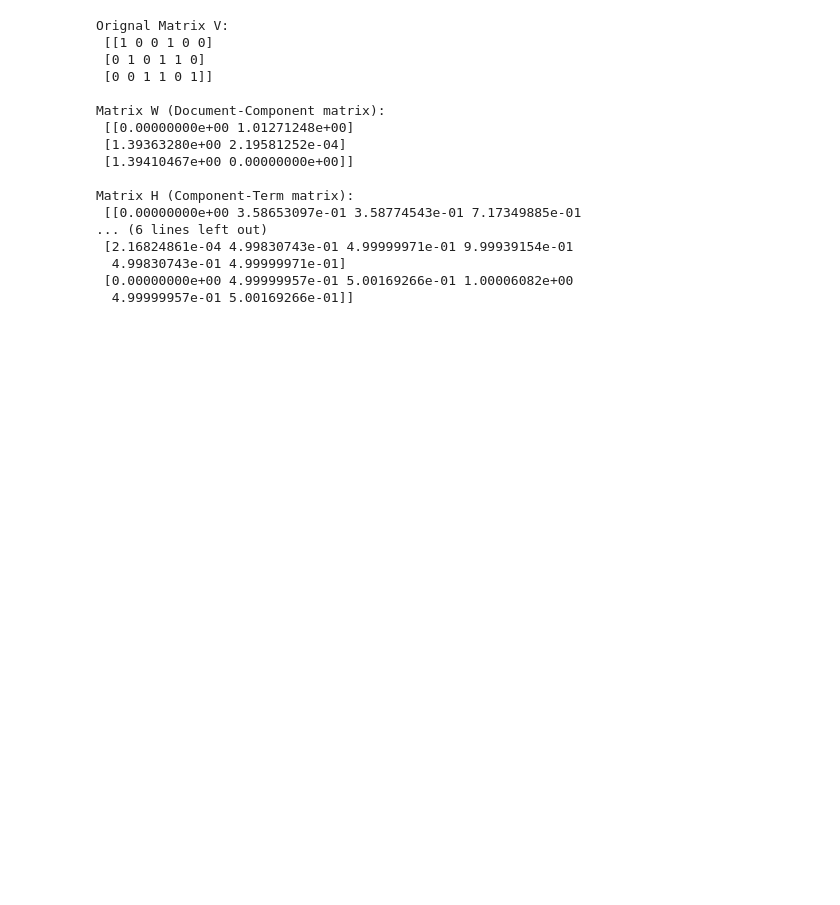
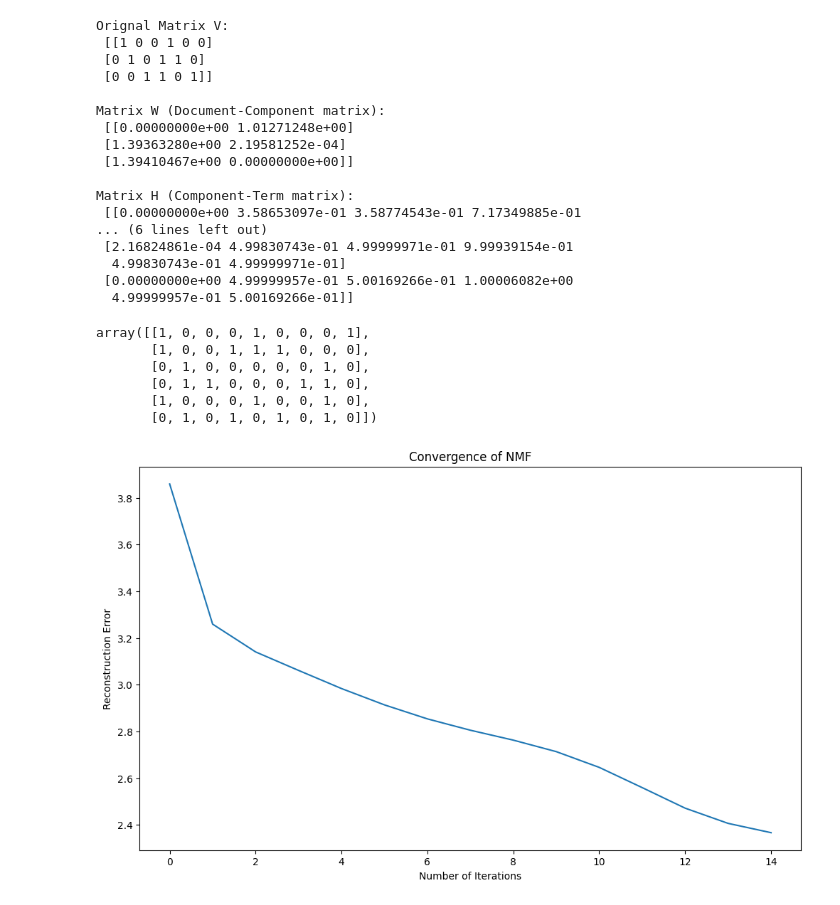
Before and after one commit to MonuSingh16/code-practice-projects, a Jupyter notebook: traditional-topic-modelling/notebooks/01-explore-nmf.ipynb, the cells around one changed output. Drawn from its saved outputs; the diff is of its cells as text; code cells hidden in the pictures; blank space fills up the shorter version.

```diff
--- a/traditional-topic-modelling/notebooks/01-explore-nmf.ipynb
+++ b/traditional-topic-modelling/notebooks/01-explore-nmf.ipynb
@@ -52,8 +55,8 @@ def simple_doc_processor(doc_list, words_to_remove):
     for doc in doc_list:
         words = doc.split(" ") # get words
         words = [word.lower() for word in words] # lowercase
-        words = [word for word in words if word not in words_to_remove] #membership tes
-        processed_docs.append(words)
+        words = [word for word in words if word not in words_to_remove] #membership test
+        processed_docs.append(words) # append as a list of words
 
     vocab = [j for i in processed_docs for j in i]
     unique_vocab = list(set(vocab))
@@ -67,8 +70,22 @@ def simple_doc_processor(doc_list, words_to_remove):
     doc_word_matrix = np.array(doc_vocabindex_list)
 
     return (doc_word_matrix, unique_vocab)
-
-
-
-
-    return processed_docs
+# %%
+documents = [
+             "I use statistics in Data Science",
+             "I use linear algebra in Data Science",
+             "I program in python",
+             "Python is a great language to program with",
+             'I use python for Data Science',
+             "I program linear algebra in python"
+]
+words_to_remove = ['i', 'use', 'in', 'is', 'a', 'for', 'to', 'with']
+doc_word_matrix, unique_vocab = simple_doc_processor(documents, words_to_remove)
+doc_word_matrix
+# %% [output]
+array([[1, 0, 0, 0, 1, 0, 0, 0, 1],
+       [1, 0, 0, 1, 1, 1, 0, 0, 0],
+       [0, 1, 0, 0, 0, 0, 0, 1, 0],
+       [0, 1, 1, 0, 0, 0, 1, 1, 0],
+       [1, 0, 0, 0, 1, 0, 0, 1, 0],
+       [0, 1, 0, 1, 0, 1, 0, 1, 0]])
@@ -74,0 +157,13 @@ def simple_doc_processor(doc_list, words_to_remove):
+# %%
+import matplotlib.pyplot as plt
+
+plt.figure(figsize=(12,7))
+plt.plot(range(number_of_iterations), reconstruction_error[0:number_of_iterations])
+
+plt.xlabel("Number of Iterations")
+plt.ylabel("Reconstruction Error")
+plt.title("Convergence of NMF")
+
+plt.show()
+# %% [output]
+[figure, added]
```
Also changed, not shown: parts of 2 cells of this notebook.
